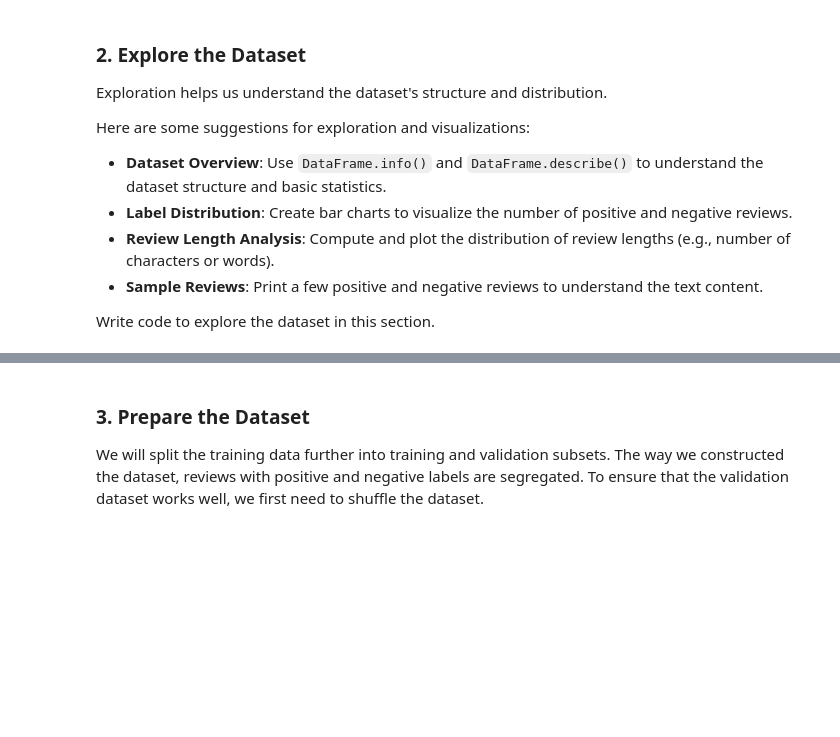
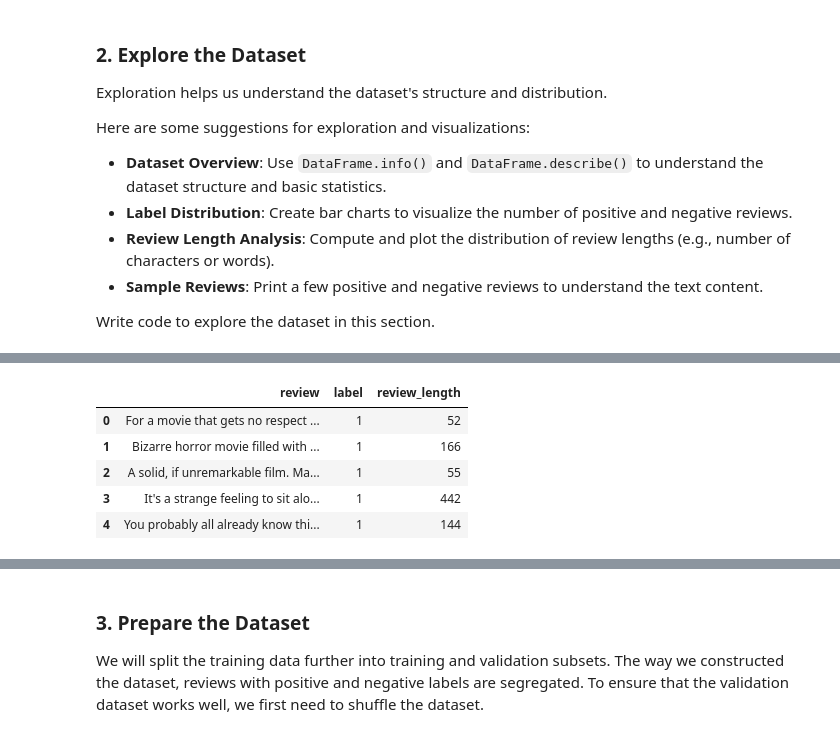
Before and after one commit to LaviniaDragunoi/sentimentscope-imdb-transformer, a Jupyter notebook: starter/SentimentScope_starter.ipynb, the cells around one changed output, grey strips where cells are left out. Saved outputs shown, nothing was run; the diff lists cells and outputs as text; code cells hidden in the pictures; blank space fills up the shorter version.

```diff
--- a/starter/SentimentScope_starter.ipynb
+++ b/starter/SentimentScope_starter.ipynb
@@ -215,0 +289,10 @@ Write code to explore the dataset in this section.
+# %%
+train_df["review_length"] = train_df["review"].str.split().str.len()
+train_df[["review", "label", "review_length"]].head()
+# %% [output]
+|  | review | label | review_length |
+| 0 | For a movie that gets no respect ... | 1 | 52 |
+| 1 | Bizarre horror movie filled with ... | 1 | 166 |
+| 2 | A solid, if unremarkable film. Ma... | 1 | 55 |
+| 3 | It's a strange feeling to sit alo... | 1 | 442 |
+| 4 | You probably all already know thi... | 1 | 144 |
```
Also changed, not shown: parts of 30 cells of this notebook, 1 other file.
